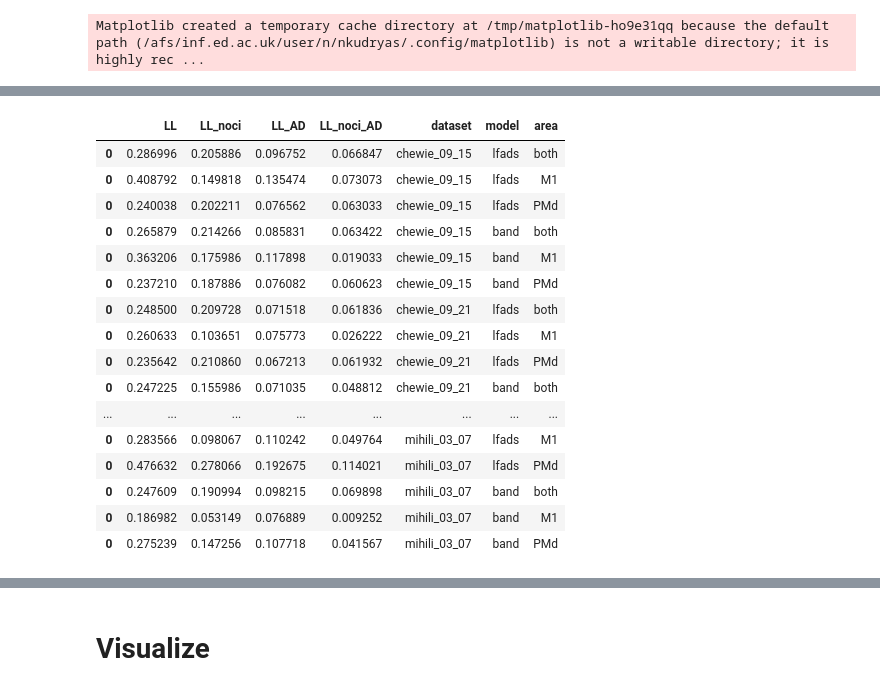
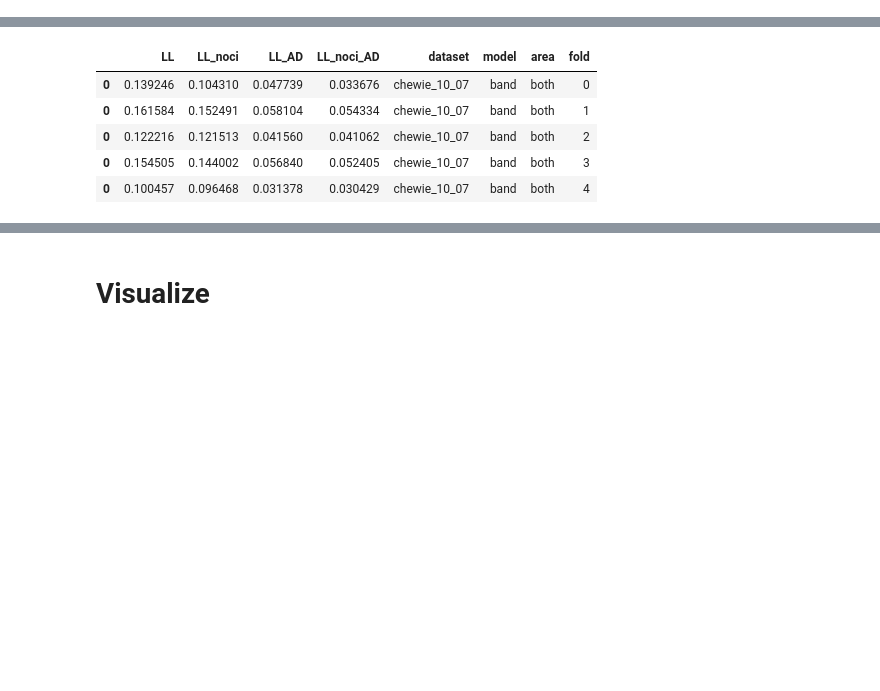
Before and after one commit to NinelK/BAND-torch, a Jupyter notebook: notebooks/paper/PBT_solutions.ipynb, the cells around one changed output, grey strips where cells are left out. Cells and saved outputs as stored; diff of their text form; code cells hidden in the pictures; blank space fills up the shorter version.

```diff
--- a/notebooks/paper/PBT_solutions.ipynb
+++ b/notebooks/paper/PBT_solutions.ipynb
@@ -10,30 +24,31 @@ def read_pbt_hparams(config_path):
     with open(config_path) as file:
         config = json.load(file)
 
-    pbt_keys = ['model.lr_init', 'model.dropout_rate', "model.train_aug_stack.transforms.0.cd_rate",
-                'model.l2_gen_scale', 'model.l2_con_scale']
+    # pbt_keys = ['model.lr_init', 'model.dropout_rate', "model.train_aug_stack.transforms.0.cd_rate",
+    #             'model.l2_gen_scale', 'model.l2_con_scale']
+    pbt_keys = ['model.lr_init', 'model.dropout_rate', "model.train_aug_stack.transforms.0.cd_rate", 'model.behavior_weight']
     pbt_values = {key:config[key] for key in pbt_keys}
 
     return pbt_values
 
 name_translation = {
-    'chewie_09_15': 'Chewie_CO_FF_2016-09-15',
-    'chewie_09_21': 'Chewie_CO_FF_2016-09-21',
-    'chewie_10_05': 'Chewie_CO_FF_2016-10-05',
+    # 'chewie_09_15': 'Chewie_CO_FF_2016-09-15',
+    # 'chewie_09_21': 'Chewie_CO_FF_2016-09-21',
+    # 'chewie_10_05': 'Chewie_CO_FF_2016-10-05',
     'chewie_10_07': 'Chewie_CO_FF_2016-10-07',
-    'mihili_02_03': 'Mihili_CO_FF_2014-02-03',
-    'mihili_02_17': 'Mihili_CO_FF_2014-02-17',
-    'mihili_02_18': 'Mihili_CO_FF_2014-02-18',
-    'mihili_03_07': 'Mihili_CO_FF_2014-03-07',
+    # 'mihili_02_03': 'Mihili_CO_FF_2014-02-03',
+    # 'mihili_02_17': 'Mihili_CO_FF_2014-02-17',
+    # 'mihili_02_18': 'Mihili_CO_FF_2014-02-18',
+    # 'mihili_03_07': 'Mihili_CO_FF_2014-03-07',
 }
-# %% [output]
-Matplotlib created a temporary cache directory at /tmp/matplotlib-ho9e31qq because the default path (/afs/inf.ed.ac.uk/user/n/nkudryas/.config/matplotlib) is not a writable directory; it is highly rec ...
 # %%
-results_folder = '/disk/scratch2/nkudryas/BAND-torch/runs/pbt-band-paper/'
-model_name = 'kl1_gauss'
-bs=256
+results_folder = '/disk/scratch2/nkudryas/BAND-torch/runs/pbt-band-paper-slurm/'
+# model_name = 'kl1_gauss'
+# bs=256
+model_name = 'fixKLL2_v4'
 
-fac_dim=100
+fac_dim=8
+area='both'
 
 try:
     del(LLs)
@@ -43,15 +58,24 @@ except NameError:
     pass
 
 for dataset in name_translation.keys():
-    for model in ['lfads','band']:
-        for area in ['both','M1','PMd']:
+    for model in ['band']: #['lfads','band']:
+        # for area in ['both','M1','PMd']:
+        for fold in range(5):
             # load LLs
             # join path with band_both_8f_kl1_gauss_bs256
             if area == 'both':
                 dataset_name = dataset
             else:
                 dataset_name = f'{dataset}_{area}'
-            path = os.path.join(results_folder, dataset_name, f'{model}_{area}_{fac_dim}f_{model_name}_bs{bs}','LL_diff.csv')
+
+            dataset_name += f'_cv{fold}'
+
+            # run_name = f'{model}_{area}_{fac_dim}f_{model_name}_bs{bs}'
+            if fold == 0:
+                run_name = f'{model}_{area}_{fac_dim}f_fixKLL2'
+            else:
+                run_name = f'{model}_{area}_{fac_dim}f_{model_name}'
+            path = os.path.join(results_folder, dataset_name, run_name,'LL_diff.csv')
             print(path)
             # if file exists -- read
             if os.path.exists(path):
@@ -61,6 +85,7 @@ for dataset in name_translation.keys():
                 df['dataset'] = dataset
                 df['model'] = model
                 df['area'] = area
+                df['fold'] = fold
                 # remove the first column
                 df = df.drop(columns=['Unnamed: 0'])
                 # join with the previous
@@ -70,7 +95,7 @@ for dataset in name_translation.keys():
                     LLs = df
 
             # load R2s
-            path = os.path.join(results_folder, dataset_name, f'{model}_{area}_{fac_dim}f_{model_name}_bs{bs}','R2_results.csv')
+            path = os.path.join(results_folder, dataset_name, run_name,'R2_results.csv')
             # if file exists -- read
             if os.path.exists(path):
                 # import csv
@@ -79,6 +104,7 @@ for dataset in name_translation.keys():
                 df['dataset'] = dataset
                 df['model'] = model
                 df['area'] = area
+                df['fold'] = fold
                 # remove the first column
                 df = df.drop(columns=['Unnamed: 0'])
                 # join with the previous
@@ -88,7 +114,7 @@ for dataset in name_translation.keys():
                     R2s = df
 
             # read json:
-            config_path = os.path.join(results_folder, dataset_name, f'{model}_{area}_{fac_dim}f_{model_name}_bs{bs}',
+            config_path = os.path.join(results_folder, dataset_name, run_name,
                             'best_model','params.json')
             pbt_values = read_pbt_hparams(config_path)
             # convert to df
@@ -97,6 +123,7 @@ for dataset in name_translation.keys():
             df['dataset'] = dataset
             df['model'] = model
             df['area'] = area
+            df['fold'] = fold
             # join with the previous
             try:
                 pbt_df = pd.concat([pbt_df, df])
@@ -127,20 +142,9 @@ LLs
-|  | LL | LL_noci | LL_AD | LL_noci_AD | dataset | model | area |
-| 0 | 0.286996 | 0.205886 | 0.096752 | 0.066847 | chewie_09_15 | lfads | both |
-| 0 | 0.408792 | 0.149818 | 0.135474 | 0.073073 | chewie_09_15 | lfads | M1 |
-| 0 | 0.240038 | 0.202211 | 0.076562 | 0.063033 | chewie_09_15 | lfads | PMd |
-| 0 | 0.265879 | 0.214266 | 0.085831 | 0.063422 | chewie_09_15 | band | both |
-| 0 | 0.363206 | 0.175986 | 0.117898 | 0.019033 | chewie_09_15 | band | M1 |
-| 0 | 0.237210 | 0.187886 | 0.076082 | 0.060623 | chewie_09_15 | band | PMd |
-| 0 | 0.248500 | 0.209728 | 0.071518 | 0.061836 | chewie_09_21 | lfads | both |
-| 0 | 0.260633 | 0.103651 | 0.075773 | 0.026222 | chewie_09_21 | lfads | M1 |
-| 0 | 0.235642 | 0.210860 | 0.067213 | 0.061932 | chewie_09_21 | lfads | PMd |
-| 0 | 0.247225 | 0.155986 | 0.071035 | 0.048812 | chewie_09_21 | band | both |
-| ... | ... | ... | ... | ... | ... | ... | ... |
-| 0 | 0.283566 | 0.098067 | 0.110242 | 0.049764 | mihili_03_07 | lfads | M1 |
-| 0 | 0.476632 | 0.278066 | 0.192675 | 0.114021 | mihili_03_07 | lfads | PMd |
-| 0 | 0.247609 | 0.190994 | 0.098215 | 0.069898 | mihili_03_07 | band | both |
-| 0 | 0.186982 | 0.053149 | 0.076889 | 0.009252 | mihili_03_07 | band | M1 |
-| 0 | 0.275239 | 0.147256 | 0.107718 | 0.041567 | mihili_03_07 | band | PMd |
+|  | LL | LL_noci | LL_AD | LL_noci_AD | dataset | model | area | fold |
+| 0 | 0.139246 | 0.104310 | 0.047739 | 0.033676 | chewie_10_07 | band | both | 0 |
+| 0 | 0.161584 | 0.152491 | 0.058104 | 0.054334 | chewie_10_07 | band | both | 1 |
+| 0 | 0.122216 | 0.121513 | 0.041560 | 0.041062 | chewie_10_07 | band | both | 2 |
+| 0 | 0.154505 | 0.144002 | 0.056840 | 0.052405 | chewie_10_07 | band | both | 3 |
+| 0 | 0.100457 | 0.096468 | 0.031378 | 0.030429 | chewie_10_07 | band | both | 4 |
 # %%
 pbt_values
 # %% [output]
```
Also changed, not shown: parts of 6 cells of this notebook, 13 other files.
